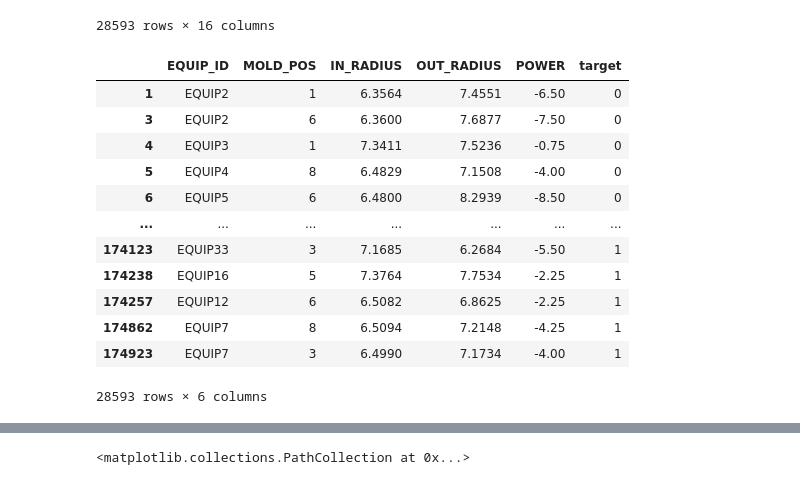
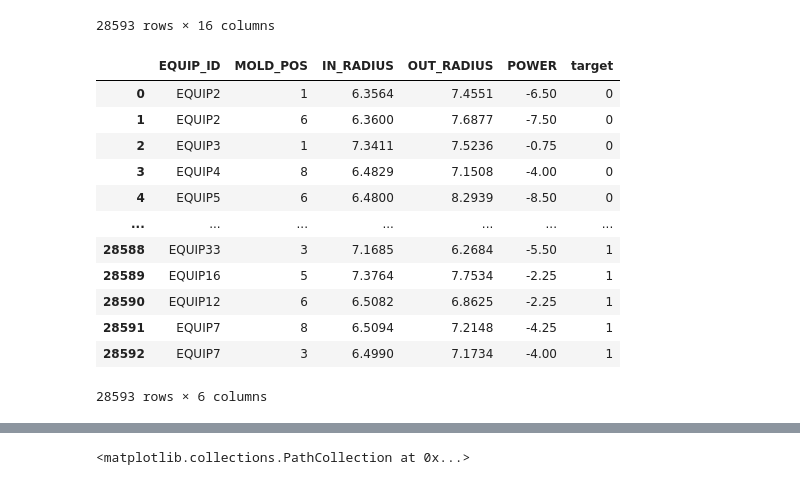
Before and after one commit to cain0709/Injection_Molding_Process_Anomaly_Detection, a Jupyter notebook: ML_Classification.ipynb, the cells around one changed output, grey strips where cells are left out. Cells and saved outputs as stored; diff of their text form; code cells hidden in the pictures.

```diff
--- a/ML_Classification.ipynb
+++ b/ML_Classification.ipynb
@@ -263,18 +264,19 @@ data_df
 # %%
 data_df['POWER_MEAN'] = (data_df['POWER1'] + data_df['POWER2'] + data_df['POWER3'] + data_df['POWER4'] + data_df['POWER5']) / 5
 df_final = data_df.drop(['POWER_MEAN','REAL_POWER','POWER1','POWER2','POWER3','POWER4','POWER5','MOLD_IN_TOP','MOLD_IN_BOT','MOLD_OUT_TOP','MOLD_OUT_BOT'],axis=1)
+df_final.reset_index(drop=True, inplace=True)
 df_final
 # %% [output]
 |  | EQUIP_ID | MOLD_POS | IN_RADIUS | OUT_RADIUS | POWER | target |
-| 1 | EQUIP2 | 1 | 6.3564 | 7.4551 | -6.50 | 0 |
-| 3 | EQUIP2 | 6 | 6.3600 | 7.6877 | -7.50 | 0 |
-| 4 | EQUIP3 | 1 | 7.3411 | 7.5236 | -0.75 | 0 |
-| 5 | EQUIP4 | 8 | 6.4829 | 7.1508 | -4.00 | 0 |
-| 6 | EQUIP5 | 6 | 6.4800 | 8.2939 | -8.50 | 0 |
+| 0 | EQUIP2 | 1 | 6.3564 | 7.4551 | -6.50 | 0 |
+| 1 | EQUIP2 | 6 | 6.3600 | 7.6877 | -7.50 | 0 |
+| 2 | EQUIP3 | 1 | 7.3411 | 7.5236 | -0.75 | 0 |
+| 3 | EQUIP4 | 8 | 6.4829 | 7.1508 | -4.00 | 0 |
+| 4 | EQUIP5 | 6 | 6.4800 | 8.2939 | -8.50 | 0 |
 | ... | ... | ... | ... | ... | ... | ... |
-| 174123 | EQUIP33 | 3 | 7.1685 | 6.2684 | -5.50 | 1 |
-| 174238 | EQUIP16 | 5 | 7.3764 | 7.7534 | -2.25 | 1 |
-| 174257 | EQUIP12 | 6 | 6.5082 | 6.8625 | -2.25 | 1 |
-| 174862 | EQUIP7 | 8 | 6.5094 | 7.2148 | -4.25 | 1 |
-| 174923 | EQUIP7 | 3 | 6.4990 | 7.1734 | -4.00 | 1 |
+| 28588 | EQUIP33 | 3 | 7.1685 | 6.2684 | -5.50 | 1 |
+| 28589 | EQUIP16 | 5 | 7.3764 | 7.7534 | -2.25 | 1 |
+| 28590 | EQUIP12 | 6 | 6.5082 | 6.8625 | -2.25 | 1 |
+| 28591 | EQUIP7 | 8 | 6.5094 | 7.2148 | -4.25 | 1 |
+| 28592 | EQUIP7 | 3 | 6.4990 | 7.1734 | -4.00 | 1 |
 28593 rows × 6 columns
```
Also changed, not shown: parts of 7 cells of this notebook, 5 other files.
